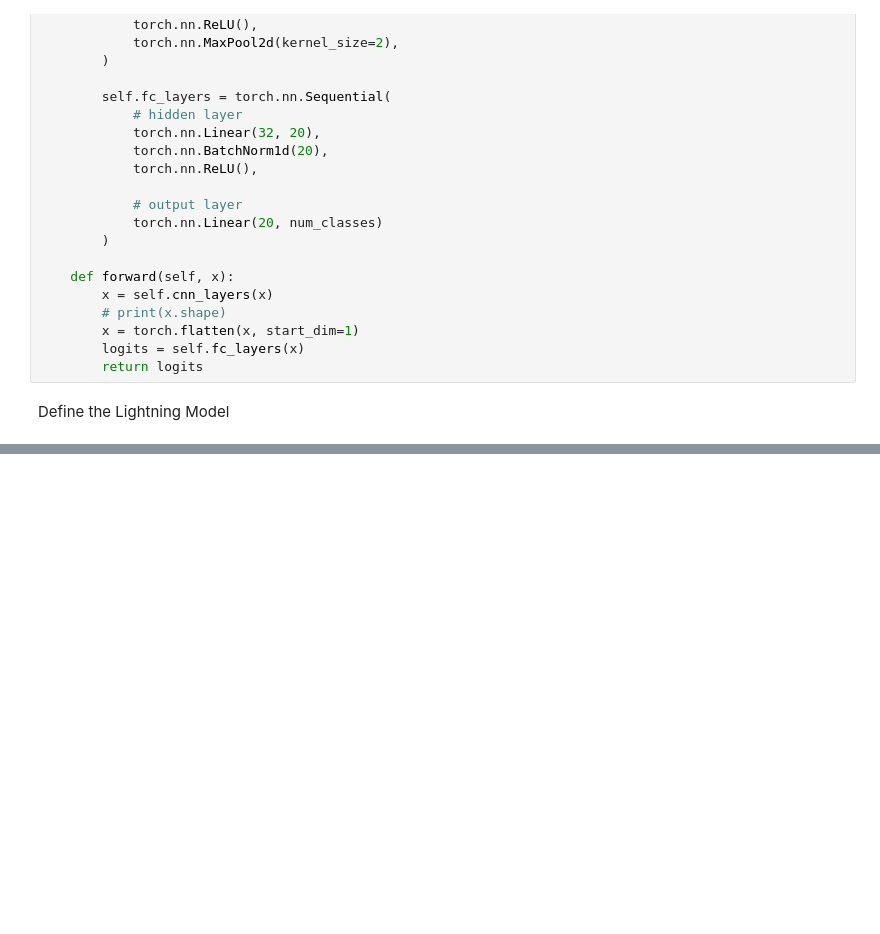
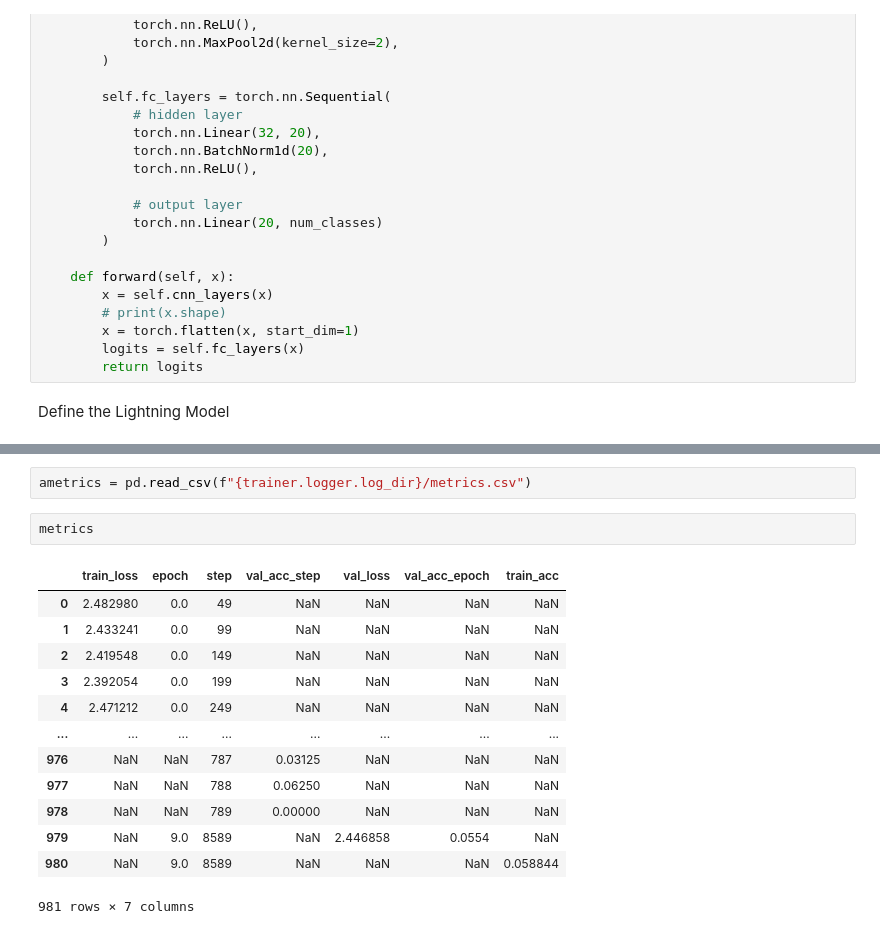
Before and after one commit to ARKA1112/dl-fundamentals, a Jupyter notebook: self7.4part2.ipynb, the cells around one changed output, grey strips where cells are left out. Cells and saved outputs as stored; diff of their text form; blank space fills up the shorter version.

```diff
--- a/self7.4part2.ipynb
+++ b/self7.4part2.ipynb
@@ -299,0 +360,18 @@ NameError: ignored
+# %%
+ametrics = pd.read_csv(f"{trainer.logger.log_dir}/metrics.csv")
+# %%
+metrics
+# %% [output]
+|  | train_loss | epoch | step | val_acc_step | val_loss | val_acc_epoch | train_acc |
+| 0 | 2.482980 | 0.0 | 49 | NaN | NaN | NaN | NaN |
+| 1 | 2.433241 | 0.0 | 99 | NaN | NaN | NaN | NaN |
+| 2 | 2.419548 | 0.0 | 149 | NaN | NaN | NaN | NaN |
+| 3 | 2.392054 | 0.0 | 199 | NaN | NaN | NaN | NaN |
+| 4 | 2.471212 | 0.0 | 249 | NaN | NaN | NaN | NaN |
+| ... | ... | ... | ... | ... | ... | ... | ... |
+| 976 | NaN | NaN | 787 | 0.03125 | NaN | NaN | NaN |
+| 977 | NaN | NaN | 788 | 0.06250 | NaN | NaN | NaN |
+| 978 | NaN | NaN | 789 | 0.00000 | NaN | NaN | NaN |
+| 979 | NaN | 9.0 | 8589 | NaN | 2.446858 | 0.0554 | NaN |
+| 980 | NaN | 9.0 | 8589 | NaN | NaN | NaN | 0.058844 |
+981 rows × 7 columns
```
Also changed, not shown: parts of 13 cells of this notebook.
